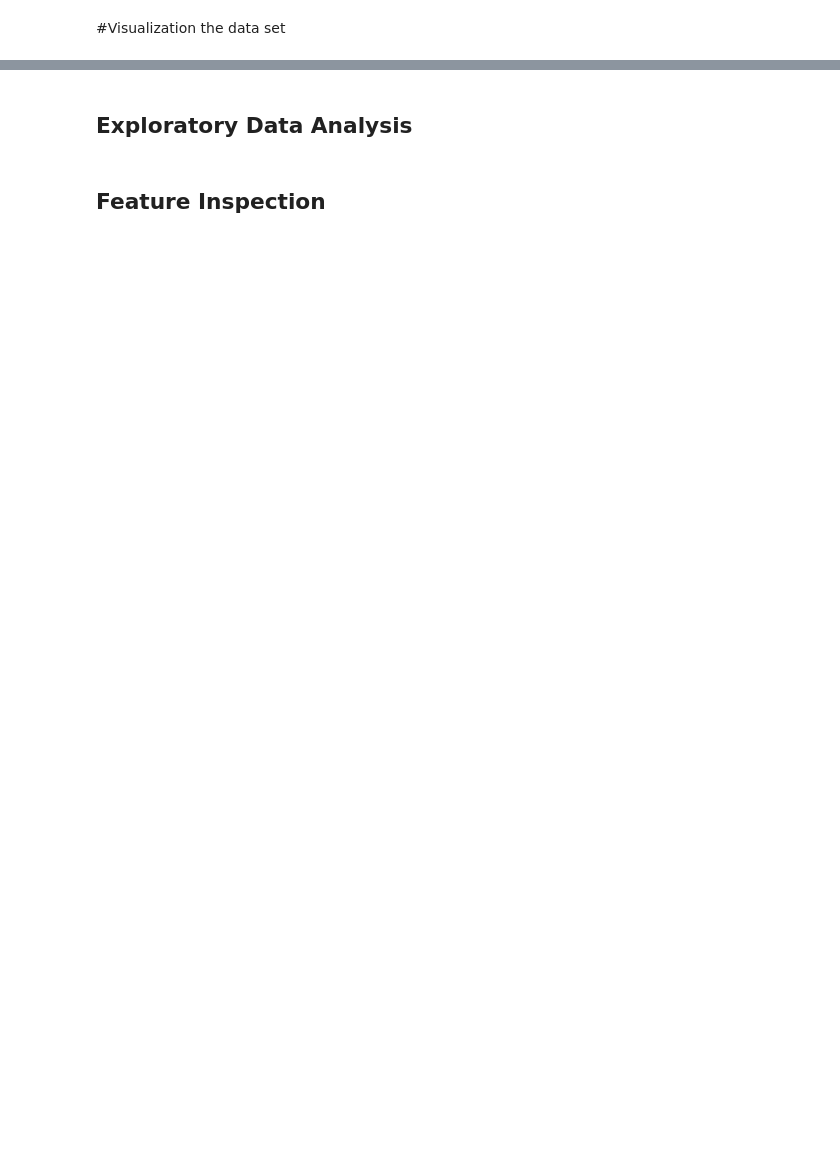
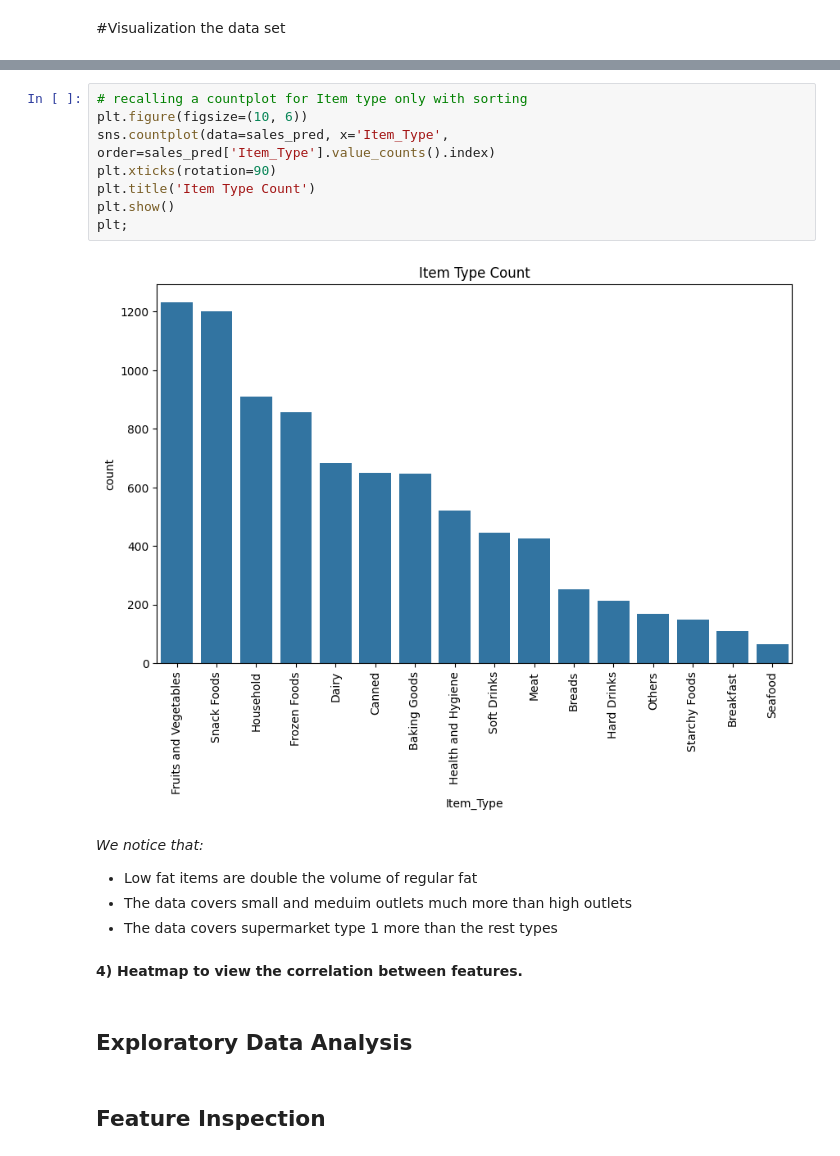
Before and after one commit to Khalil-Salama/Prediction-of-Product-Sales, a Jupyter notebook: Prediction_of_Product_Sales.ipynb, the cells around one changed output, grey strips where cells are left out. Saved outputs shown, nothing was run; the diff lists cells and outputs as text; blank space fills up the shorter version.

```diff
--- a/Prediction_of_Product_Sales.ipynb
+++ b/Prediction_of_Product_Sales.ipynb
@@ -347,3 +450,20 @@ mean: 1997.8318667135984
+# %%
+# recalling a countplot for Item type only with sorting
+plt.figure(figsize=(10, 6))
+sns.countplot(data=sales_pred, x='Item_Type', order=sales_pred['Item_Type'].value_counts().index)
+plt.xticks(rotation=90)
+plt.title('Item Type Count')
+plt.show()
+plt;
+# %% [output]
+[figure, added]
+# %% [markdown]
+*We notice that:*
+- Low fat items are double the volume of regular fat
+- The data covers small and meduim outlets much more than high outlets
+- The data covers supermarket type 1 more than the rest types
+# %% [markdown]
+**4) Heatmap to view the correlation between features.**
 # %% [markdown]
 ## Exploratory Data Analysis
 # %% [markdown]
```
Also changed, not shown: parts of 12 cells of this notebook.
